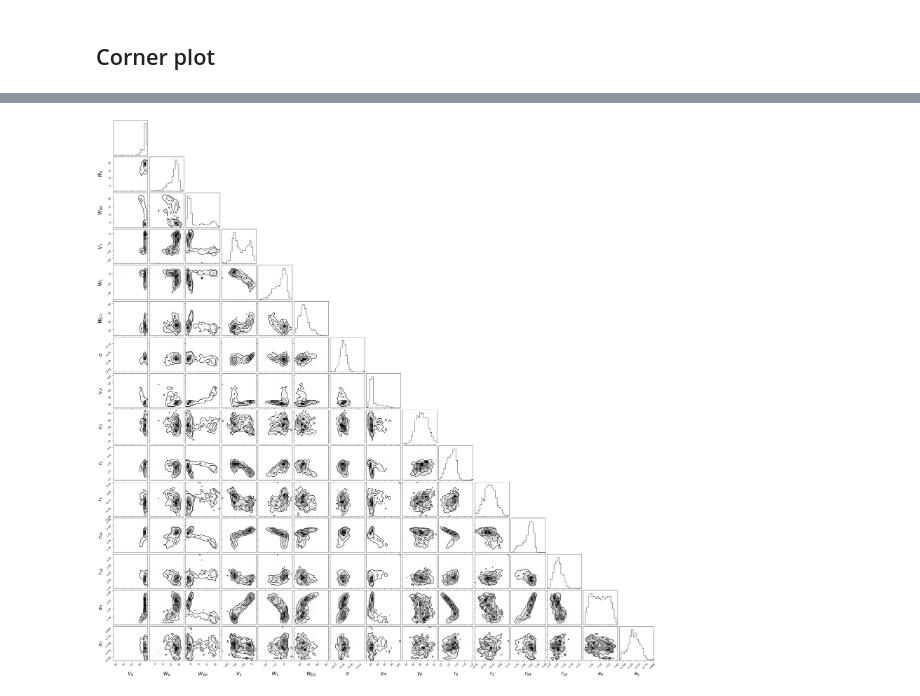
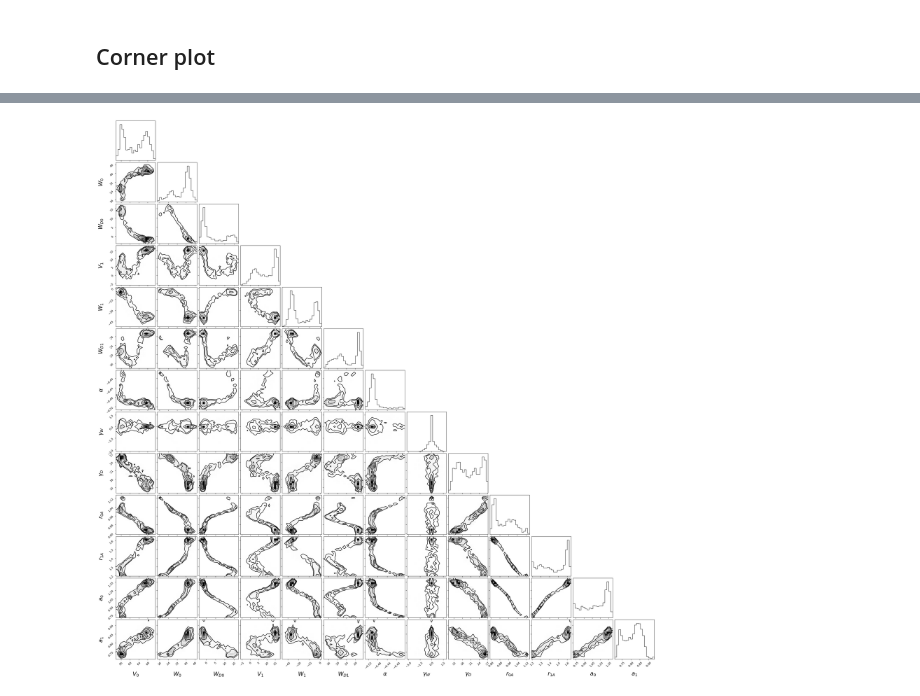
Before and after one commit to beykyle/elm, a Jupyter notebook: calibration/visualize_calibration.ipynb, the cells around one changed output, grey strips where cells are left out. Cells and saved outputs as stored; diff of their text form; code cells hidden in the pictures.

```diff
--- a/calibration/visualize_calibration.ipynb
+++ b/calibration/visualize_calibration.ipynb
@@ -11,3 +11,5 @@ Using database version X4-2024-12-31 located in: /home/kyle/db/exfor/unpack_exfo
+# %%
+results_dir = Path("./simple_so_no_intercept")
 # %%
-chains = np.load(Path("./all_chains.npy"))
+chains = np.load(results_dir / "all_chains.npy"))
 # %%
@@ -50,7 +52,7 @@ def draw_samples(chains, draws, burn):
 labels = [f"${p.latex_name}$" for p in elm.params]
 # %%
 fig = corner.corner(
-    draw_samples(chains, draws=5000, burn=10000),
+    draw_samples(chains, draws=2000, burn=1200),
     labels=labels,
     show_titles=False,
     title_kwargs={"fontsize": 16},
@@ -63 +64 @@ WARNING:root:Too few points to create valid contours
-[figure, old version]
+[figure, new version]
```
Also changed, not shown: parts of 5 cells of this notebook, 7 other files.
